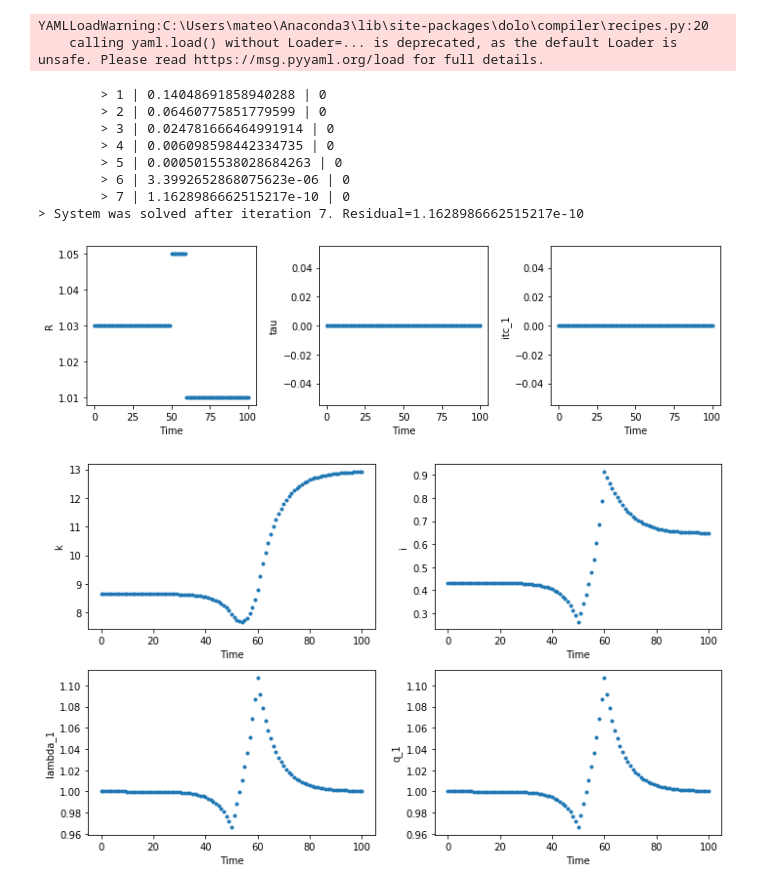
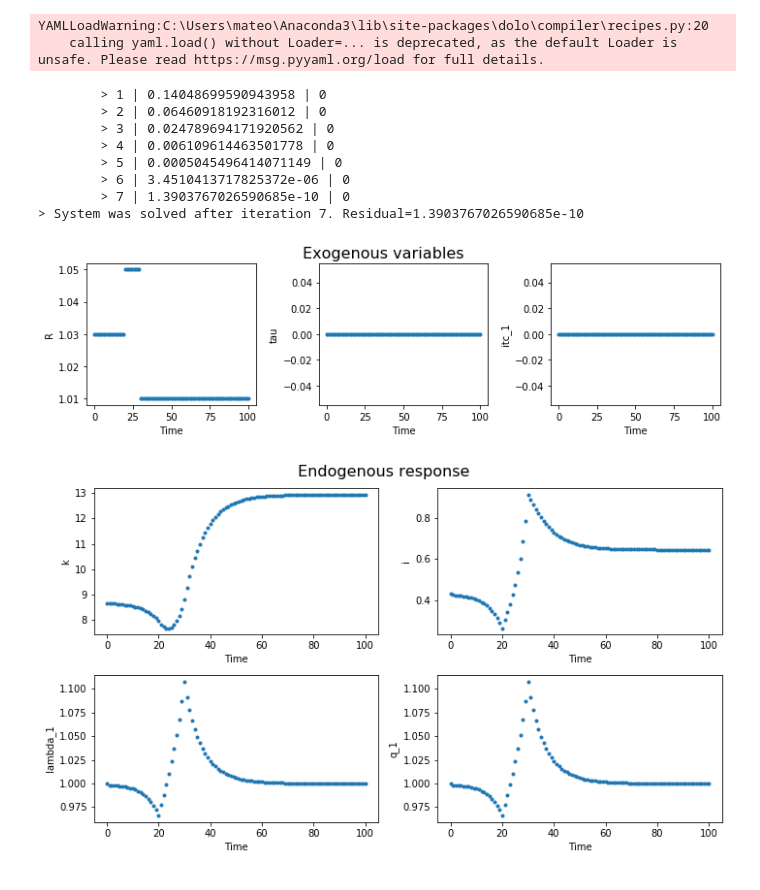
Before and after one commit to Mv77/Q_Investment, a Jupyter notebook: Dolo/Simulation.ipynb, the cells around one changed output. Cells and saved outputs as stored; diff of their text form; code cells hidden in the pictures.

Commit message:
Add figure titles, shorten time horizon

```diff
--- a/Dolo/Simulation.ipynb
+++ b/Dolo/Simulation.ipynb
@@ -23,7 +23,9 @@ def plotQmodel(model, exog, returnDF = False):
         ax.plot(dr[ex[i]],'.')
         ax.set_xlabel('Time')
         ax.set_ylabel(ex[i])
-    fig.tight_layout()
+    fig.tight_layout(rect=[0, 0.03, 1, 0.95])
+
+    fig.suptitle('Exogenous variables', fontsize=16)
 
     # Plot optimal response variables
     fig, axes = plt.pyplot.subplots(2,2, figsize = (10,6))
@@ -35,7 +37,9 @@ def plotQmodel(model, exog, returnDF = False):
         ax.plot(dr[opt[i]],'.')
         ax.set_xlabel('Time')
         ax.set_ylabel(opt[i])
-    fig.tight_layout()
+    fig.tight_layout(rect=[0, 0.03, 1, 0.95])
+
+    fig.suptitle('Endogenous response', fontsize=16)
 
     if returnDF:
         return(dr)
@@ -54,32 +58,32 @@ YAMLLoadWarning:C:\Users\mateo\Anaconda3\lib\site-packages\dolo\compiler\recipes
 # %%
 # Interest rate simulation
 
 # Create empty dataframe for exog. variables
 exog = pd.DataFrame(columns = ['R','tau','itc_1'])
 
 # Generate an interest rate process
-exog.R = np.concatenate((np.repeat(1.03,50),
+exog.R = np.concatenate((np.repeat(1.03,20),
                     np.repeat(1.05,10),
-                    np.repeat(1.01,20)))
+                    np.repeat(1.01,10)))
 
 # Leave tau at 0
 exog.tau = 0
 # Leave itc at 0
 exog.itc_1 = 0
 
 # Solve for the optimal response and plot the results
 plotQmodel(model,exog)
 # %% [output]
-        > 1 | 0.14048691858940288 | 0
-        > 2 | 0.06460775851779599 | 0
-        > 3 | 0.024781666464991914 | 0
-        > 4 | 0.006098598442334735 | 0
-        > 5 | 0.0005015538028684263 | 0
-        > 6 | 3.3992652868075623e-06 | 0
-        > 7 | 1.1628986662515217e-10 | 0
-> System was solved after iteration 7. Residual=1.1628986662515217e-10
+        > 1 | 0.14048699590943958 | 0
+        > 2 | 0.06460918192316012 | 0
+        > 3 | 0.024789694171920562 | 0
+        > 4 | 0.006109614463501778 | 0
+        > 5 | 0.0005045496414071149 | 0
+        > 6 | 3.4510413717825372e-06 | 0
+        > 7 | 1.3903767026590685e-10 | 0
+> System was solved after iteration 7. Residual=1.3903767026590685e-10
-[figure, old version]
+[figure, new version]
-[figure, old version]
+[figure, new version]
 # %%
 # Tax rate simulation
 
```
Also changed, not shown: parts of 2 cells of this notebook, 1 other file.
